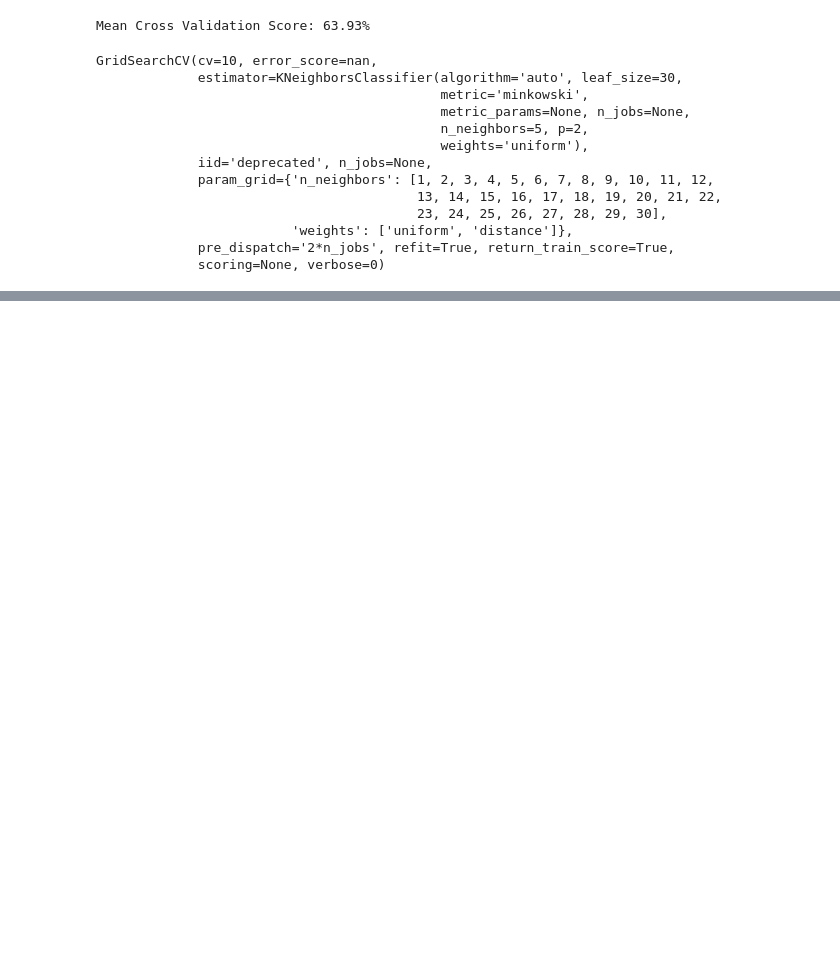
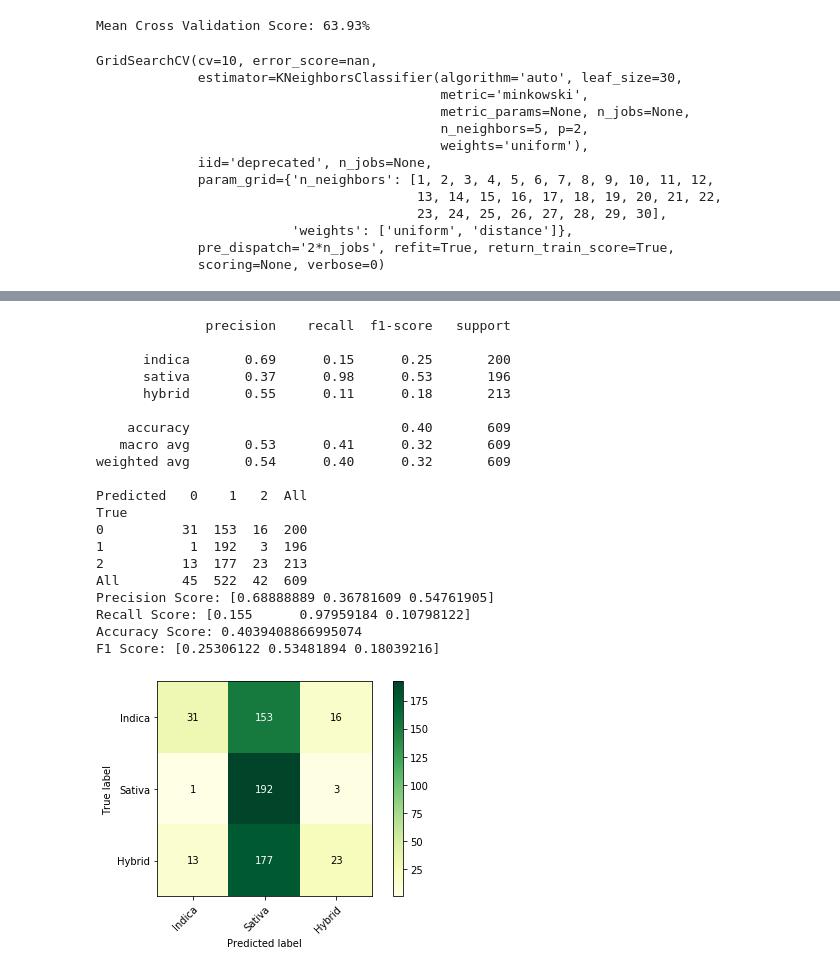
Before and after one commit to stephkendall/Cannabis-Predictions, a Jupyter notebook: Cannabis Classifier-Final1.ipynb, the cells around one changed output, grey strips where cells are left out. Saved outputs shown, nothing was run; the diff lists cells and outputs as text; code cells hidden in the pictures; blank space fills up the shorter version.

```diff
--- a/Cannabis Classifier-Final1.ipynb
+++ b/Cannabis Classifier-Final1.ipynb
@@ -1505,0 +1330,33 @@ TypeError: 'int' object is not iterable
+# %%
+#Gaussian Baseline (accuracy = .4039)
+
+clf=GaussianNB()
+clf.fit(scaled_data_train, y_train)
+y_pred=clf.predict(scaled_data_test)
+print(classification_report(y_test,y_pred,target_names=['indica','sativa','hybrid']))
+plot_corr_matrix(y_test,y_pred,['Indica','Sativa','Hybrid'])
+scaled_data_train=pd.DataFrame(scaled_data_train)
+scaled_data_test=pd.DataFrame(scaled_data_test)
+print_metrics(y_test,y_pred)
+# %% [output]
+              precision    recall  f1-score   support
+
+      indica       0.69      0.15      0.25       200
+      sativa       0.37      0.98      0.53       196
+      hybrid       0.55      0.11      0.18       213
+
+    accuracy                           0.40       609
+   macro avg       0.53      0.41      0.32       609
+weighted avg       0.54      0.40      0.32       609
+
+Predicted   0    1   2  All
+True
+0          31  153  16  200
+1           1  192   3  196
+2          13  177  23  213
+All        45  522  42  609
+Precision Score: [0.68888889 0.36781609 0.54761905]
+Recall Score: [0.155      0.97959184 0.10798122]
+Accuracy Score: 0.4039408866995074
+F1 Score: [0.25306122 0.53481894 0.18039216]
+[figure, added]
```
Also changed, not shown: parts of 89 cells of this notebook, 3 other files.
